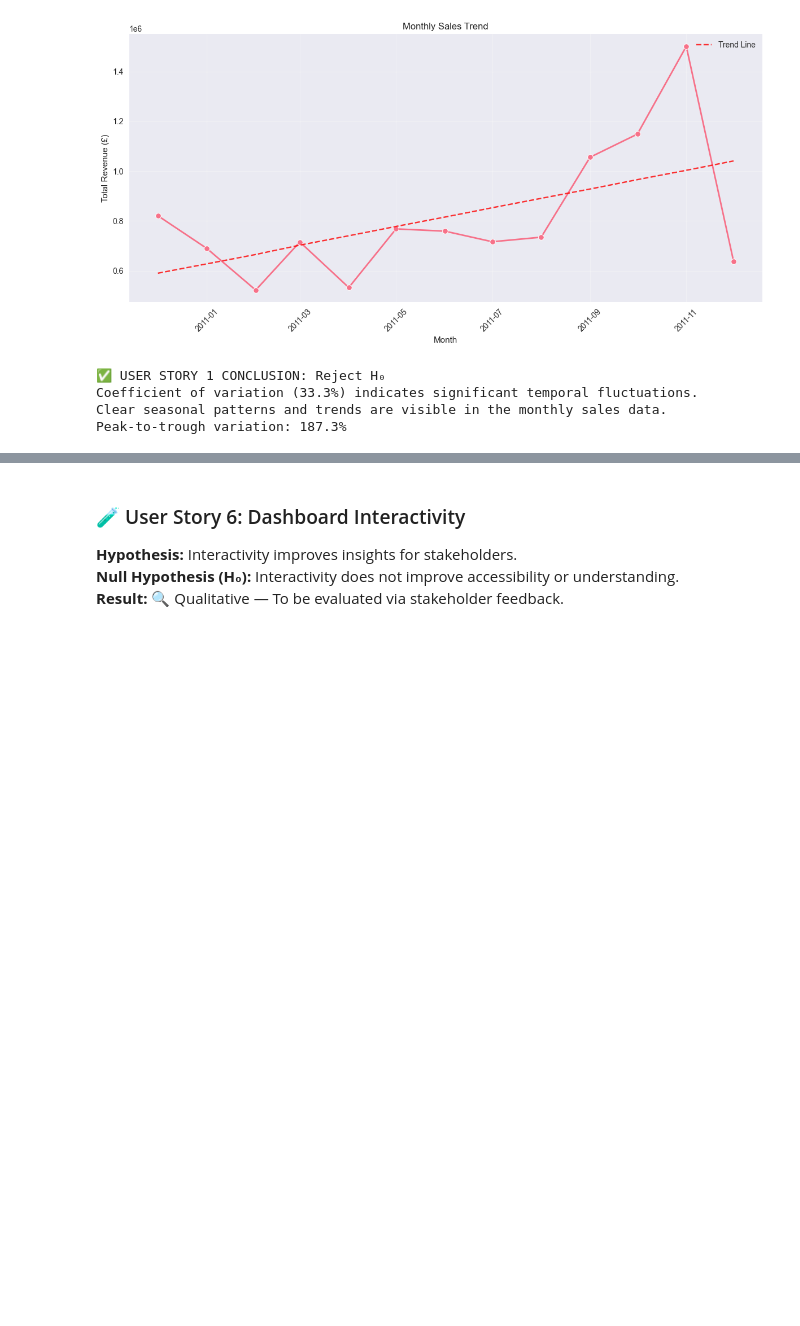
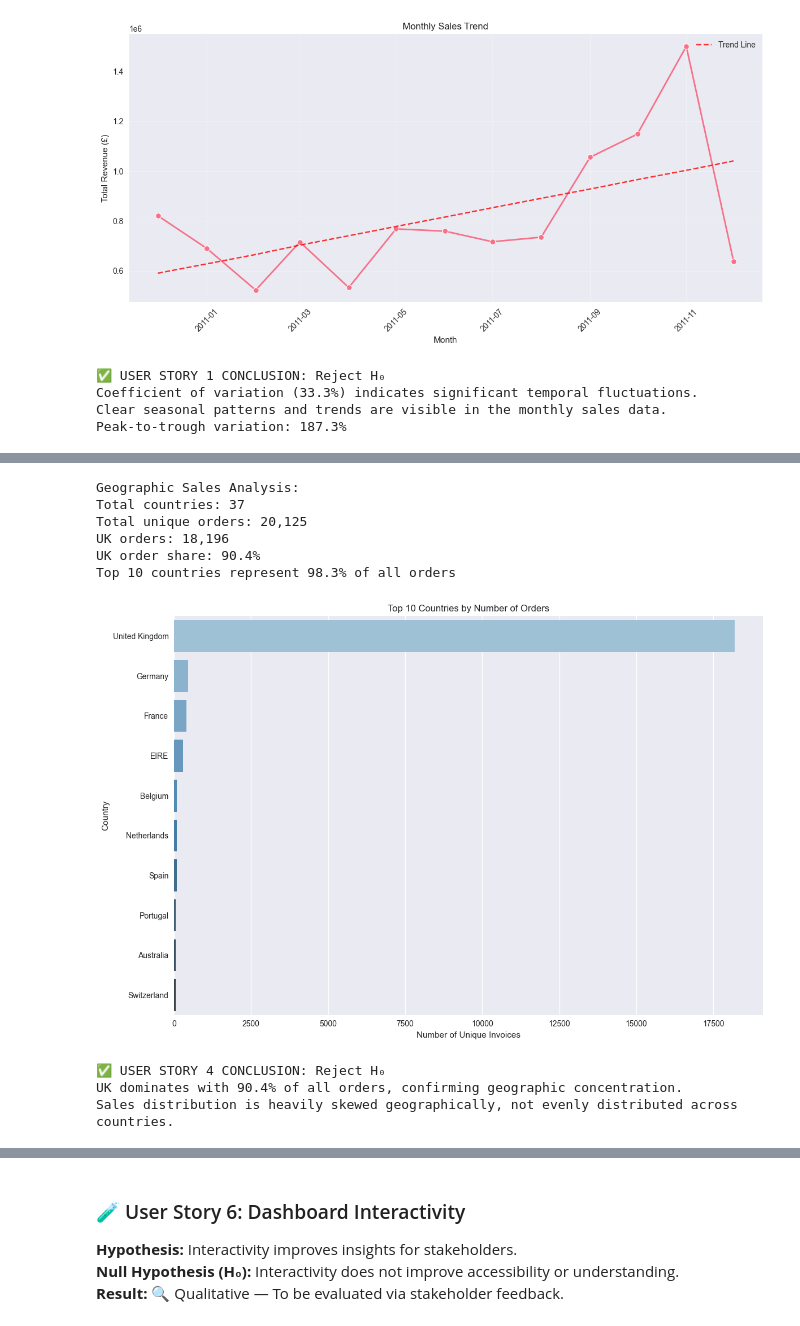
Before and after one commit to Julian-Elliott/online-retail-transaction-dashboard, a Jupyter notebook: notebook/hypothesis_testing.ipynb, the cells around one changed output, grey strips where cells are left out. Drawn from its saved outputs; the diff is of its cells as text; code cells hidden in the pictures; blank space fills up the shorter version.

```diff
--- a/notebook/hypothesis_testing.ipynb
+++ b/notebook/hypothesis_testing.ipynb
@@ -406,0 +529,46 @@ Peak-to-trough variation: 187.3%
+# %%
+# User Story 4 Analysis: Geographic Sales Distribution by Order Count
+# Top 10 Countries by Number of Orders
+country_orders = df.groupby('Country')['InvoiceNo'].nunique().sort_values(ascending=False).head(10)
+
+print(f"Geographic Sales Analysis:")
+print(f"Total countries: {len(df['Country'].unique())}")
+print(f"Total unique orders: {df['InvoiceNo'].nunique():,}")
+print(f"UK orders: {country_orders['United Kingdom']:,}")
+
+# Calculate UK's share of total orders
+total_orders = df['InvoiceNo'].nunique()
+uk_order_share = (country_orders['United Kingdom'] / total_orders) * 100
+
+print(f"UK order share: {uk_order_share:.1f}%")
+
+# Calculate concentration metrics
+top_10_orders = country_orders.sum()
+top_10_order_share = (top_10_orders / total_orders) * 100
+
+print(f"Top 10 countries represent {top_10_order_share:.1f}% of all orders")
+
+# 📊 Figure 8: Top 10 Countries by Number of Orders
+plt.figure(figsize=(12, 8))
+sns.barplot(y=country_orders.index, x=country_orders.values, palette='Blues_d')
+plt.title('Top 10 Countries by Number of Orders')
+plt.xlabel('Number of Unique Invoices')
+plt.ylabel('Country')
+plt.tight_layout()
+plt.show()
+
+# Statistical conclusion for User Story 4
+print(f"\n✅ USER STORY 4 CONCLUSION: Reject H₀")
+print(f"UK dominates with {uk_order_share:.1f}% of all orders, confirming geographic concentration.")
+print(f"Sales distribution is heavily skewed geographically, not evenly distributed across countries.")
+# %% [output]
+Geographic Sales Analysis:
+Total countries: 37
+Total unique orders: 20,125
+UK orders: 18,196
+UK order share: 90.4%
+Top 10 countries represent 98.3% of all orders
+[figure, added]
+✅ USER STORY 4 CONCLUSION: Reject H₀
+UK dominates with 90.4% of all orders, confirming geographic concentration.
+Sales distribution is heavily skewed geographically, not evenly distributed across countries.
```
Also changed, not shown: parts of 8 cells of this notebook.
